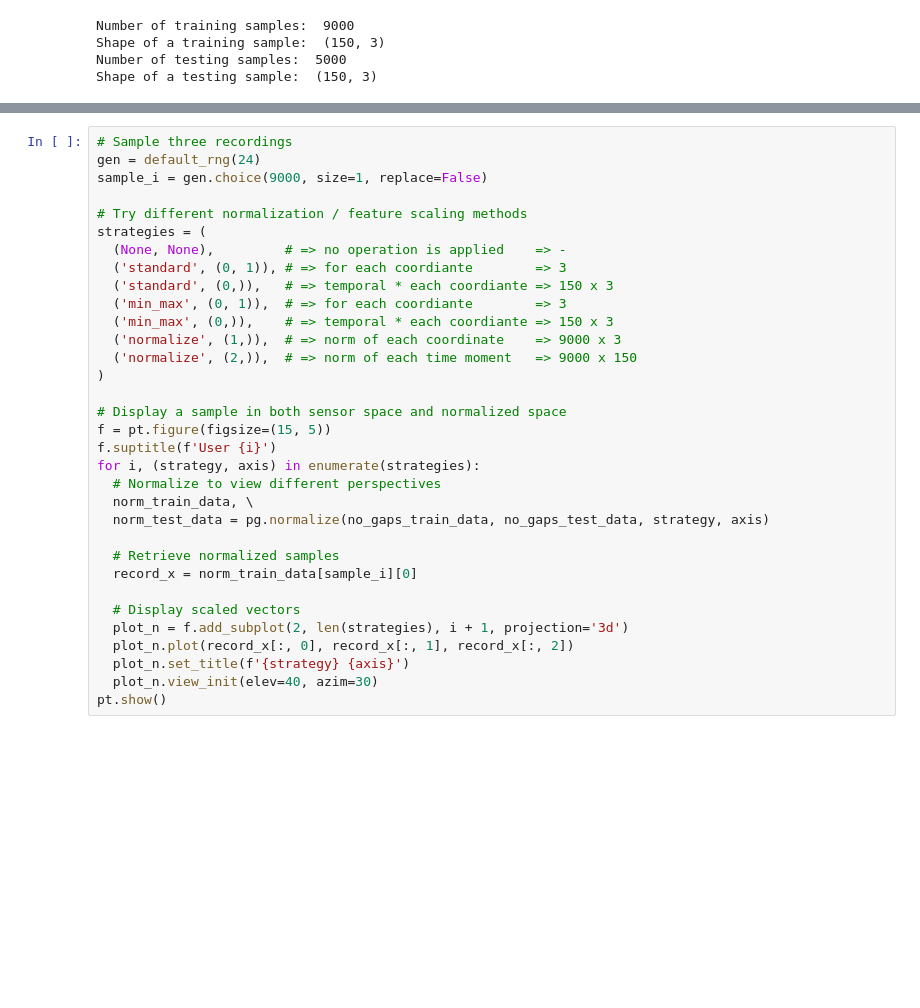
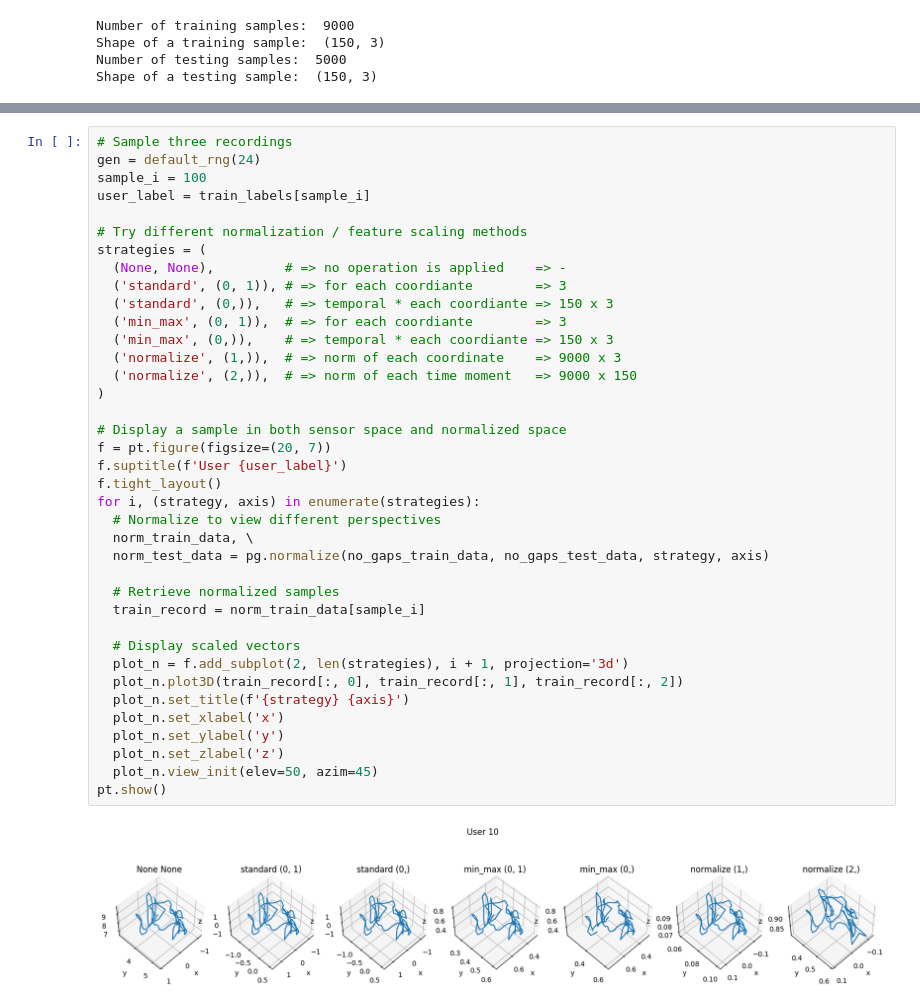
Before and after one commit to fusedbloxxer/ub-g11-pml, a Jupyter notebook: projects/smart/src/main.ipynb, the cells around one changed output, grey strips where cells are left out. Drawn from its saved outputs; the diff is of its cells as text; blank space fills up the shorter version.

```diff
--- a/projects/smart/src/main.ipynb
+++ b/projects/smart/src/main.ipynb
@@ -128,36 +166,43 @@ for i, (sizes, title) in enumerate([(train_sizes, 'train'), (test_sizes, 'test')
 # %%
 # Sample three recordings
 gen = default_rng(24)
-sample_i = gen.choice(9000, size=1, replace=False)
+sample_i = 100
+user_label = train_labels[sample_i]
 
 # Try different normalization / feature scaling methods
 strategies = (
   (None, None),         # => no operation is applied    => -
   ('standard', (0, 1)), # => for each coordiante        => 3
   ('standard', (0,)),   # => temporal * each coordiante => 150 x 3
   ('min_max', (0, 1)),  # => for each coordiante        => 3
   ('min_max', (0,)),    # => temporal * each coordiante => 150 x 3
   ('normalize', (1,)),  # => norm of each coordinate    => 9000 x 3
   ('normalize', (2,)),  # => norm of each time moment   => 9000 x 150
 )
 
 # Display a sample in both sensor space and normalized space
-f = pt.figure(figsize=(15, 5))
-f.suptitle(f'User {i}')
+f = pt.figure(figsize=(20, 7))
+f.suptitle(f'User {user_label}')
+f.tight_layout()
 for i, (strategy, axis) in enumerate(strategies):
   # Normalize to view different perspectives
   norm_train_data, \
   norm_test_data = pg.normalize(no_gaps_train_data, no_gaps_test_data, strategy, axis)
 
   # Retrieve normalized samples
-  record_x = norm_train_data[sample_i][0]
+  train_record = norm_train_data[sample_i]
 
   # Display scaled vectors
   plot_n = f.add_subplot(2, len(strategies), i + 1, projection='3d')
-  plot_n.plot(record_x[:, 0], record_x[:, 1], record_x[:, 2])
+  plot_n.plot3D(train_record[:, 0], train_record[:, 1], train_record[:, 2])
   plot_n.set_title(f'{strategy} {axis}')
-  plot_n.view_init(elev=40, azim=30)
+  plot_n.set_xlabel('x')
+  plot_n.set_ylabel('y')
+  plot_n.set_zlabel('z')
+  plot_n.view_init(elev=50, azim=45)
 pt.show()
+# %% [output]
+[figure, added]
 # %%
 # Model providers / factories
 model_svm_factory = lambda: models.SVMModel({
```
Also changed, not shown: parts of 11 cells of this notebook, 37 other files.
